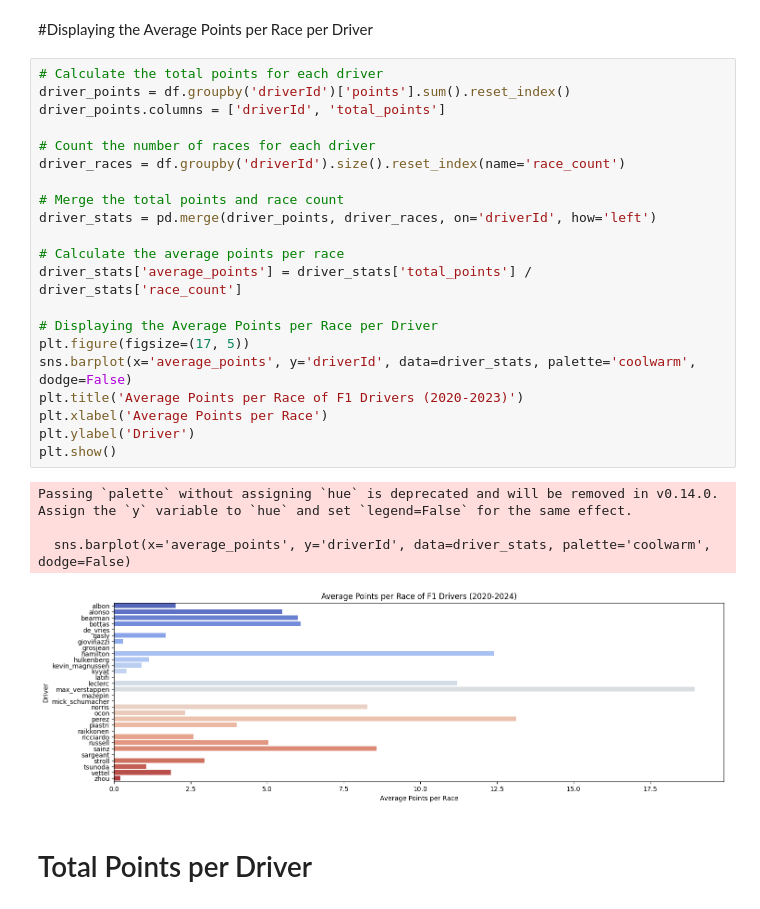
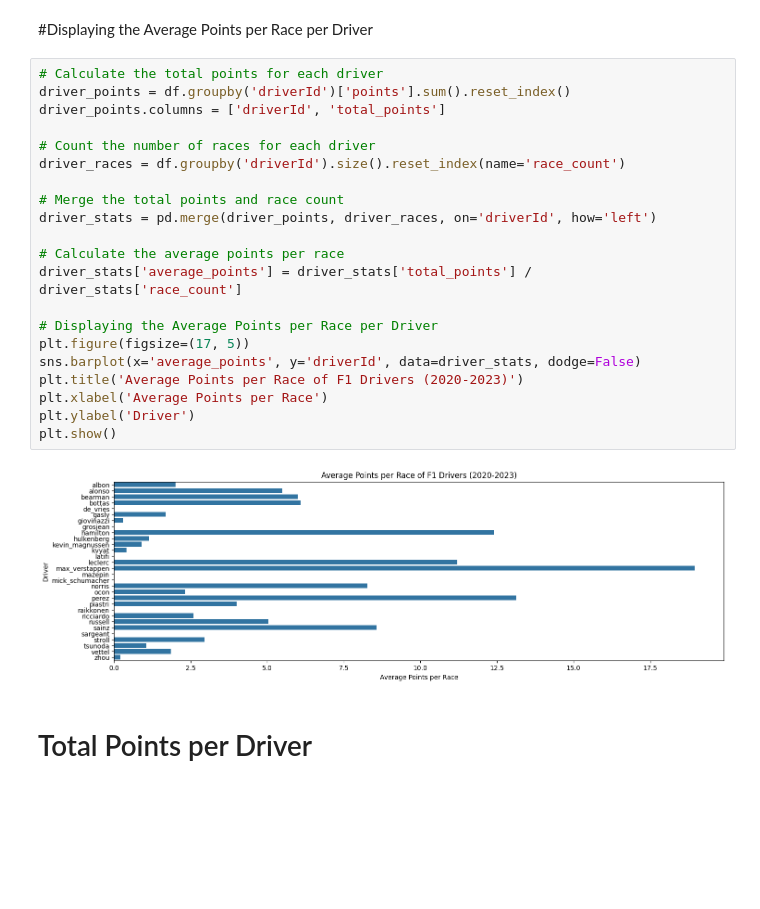
Before and after one commit to blancosss21/F1-Driver-Performance-Analysis, a Jupyter notebook: F1_Driver_Performance_Complete_Analysis_ipynb.ipynb, the cells around one changed output. Drawn from its saved outputs; the diff is of its cells as text; blank space fills up the shorter version.

```diff
--- a/F1_Driver_Performance_Complete_Analysis_ipynb.ipynb
+++ b/F1_Driver_Performance_Complete_Analysis_ipynb.ipynb
@@ -105,29 +105,26 @@ Index(['_number', '_position', '_positionText', '_points', '_grid', '_laps',
 # %%
 # Calculate the total points for each driver
 driver_points = df.groupby('driverId')['points'].sum().reset_index()
 driver_points.columns = ['driverId', 'total_points']
 
 # Count the number of races for each driver
 driver_races = df.groupby('driverId').size().reset_index(name='race_count')
 
 # Merge the total points and race count
 driver_stats = pd.merge(driver_points, driver_races, on='driverId', how='left')
 
 # Calculate the average points per race
 driver_stats['average_points'] = driver_stats['total_points'] / driver_stats['race_count']
 
 # Displaying the Average Points per Race per Driver
 plt.figure(figsize=(17, 5))
-sns.barplot(x='average_points', y='driverId', data=driver_stats, palette='coolwarm', dodge=False)
+sns.barplot(x='average_points', y='driverId', data=driver_stats, dodge=False)
 plt.title('Average Points per Race of F1 Drivers (2020-2023)')
 plt.xlabel('Average Points per Race')
 plt.ylabel('Driver')
 plt.show()
 # %% [output]
-Passing `palette` without assigning `hue` is deprecated and will be removed in v0.14.0. Assign the `y` variable to `hue` and set `legend=False` for the same effect.
-
-  sns.barplot(x='average_points', y='driverId', data=driver_stats, palette='coolwarm', dodge=False)
-[figure, old version]
+[figure, new version]
 # %% [markdown]
 # Total Points per Driver
 # %%
```
Also changed, not shown: parts of 2 cells of this notebook.
